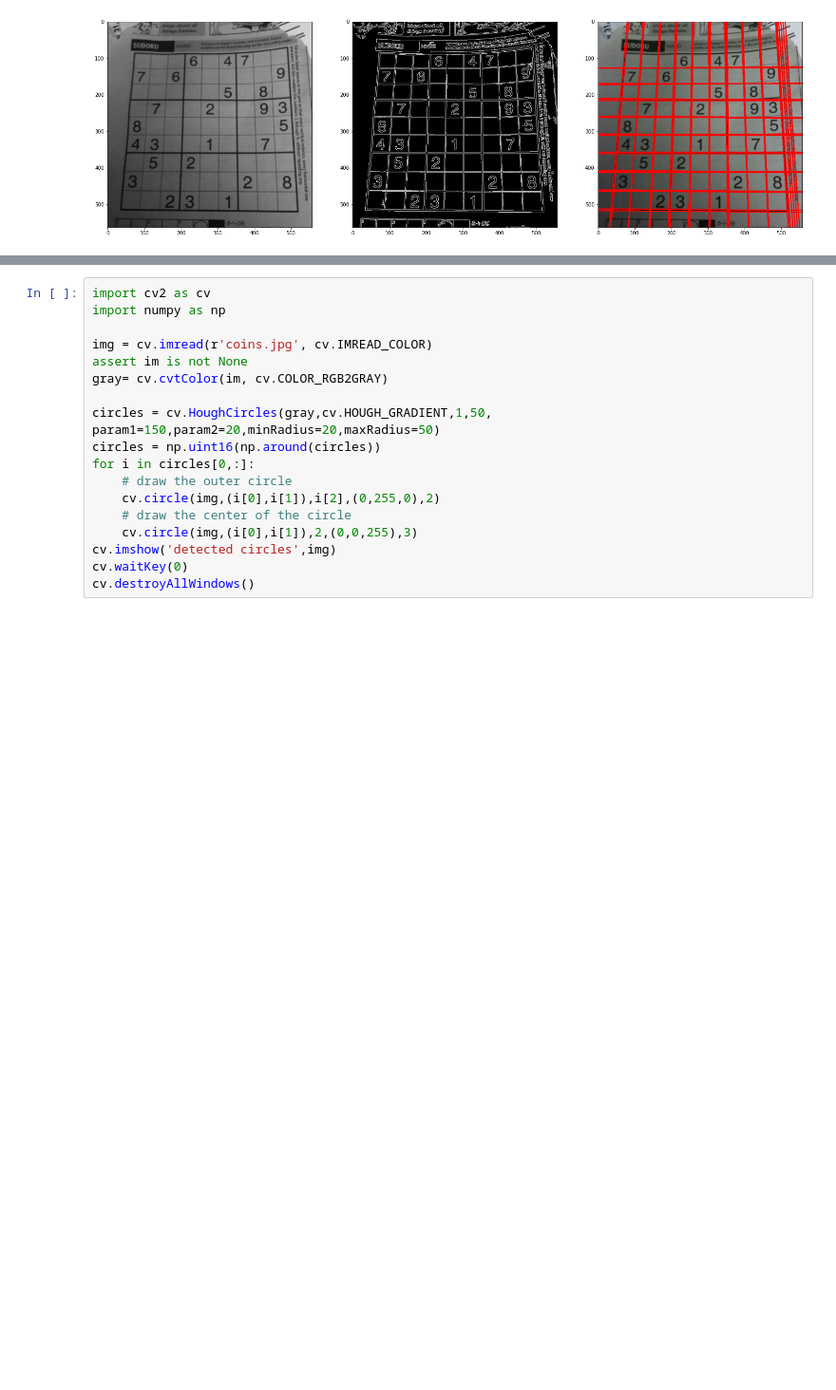
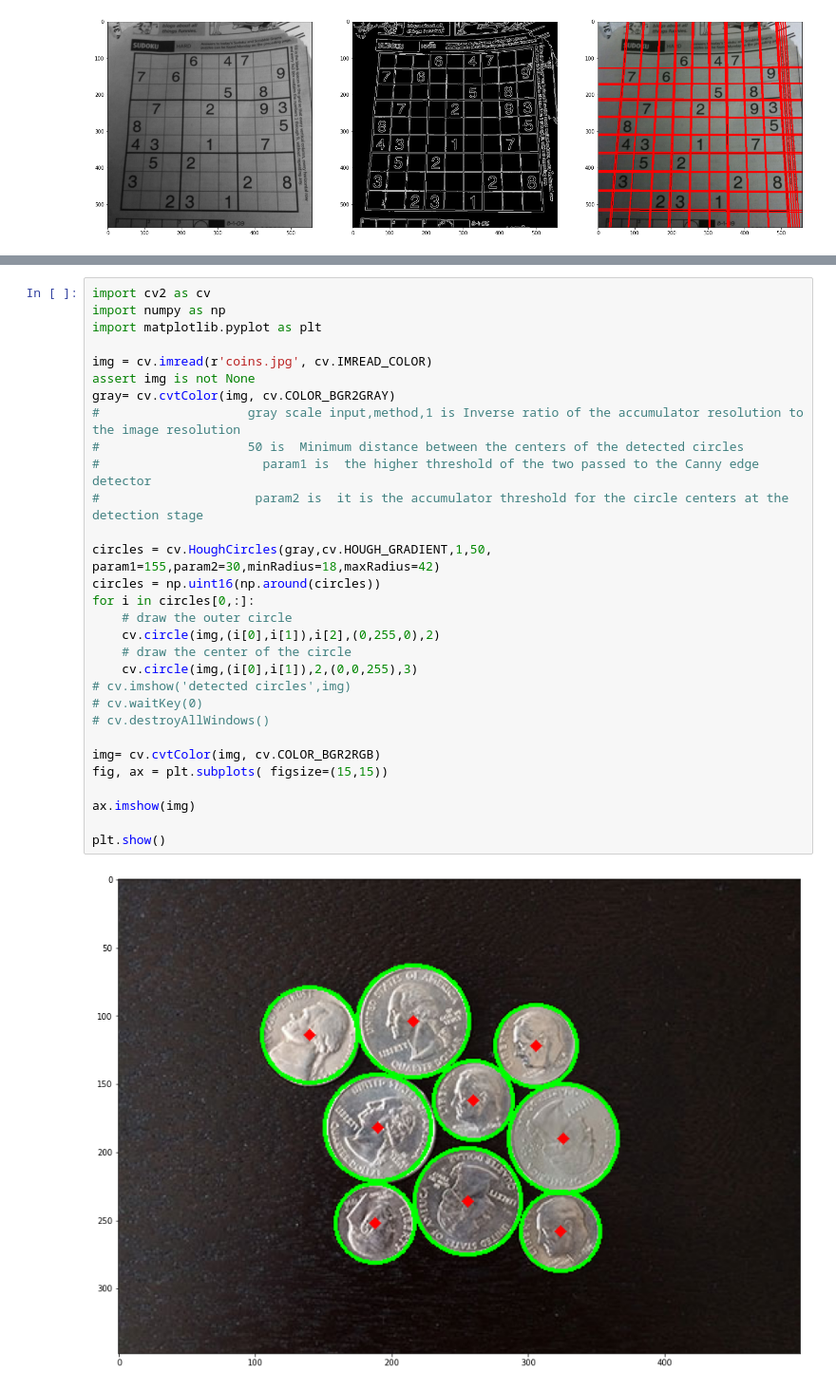
Before and after one commit to Thilanka1999/Computer-Vision-and-Image-Processing, a Jupyter notebook: inclass exercises/ex6/190691B.ipynb, the cells around one changed output, grey strips where cells are left out. Shown at 95% size. Drawn from its saved outputs; the diff is of its cells as text; blank space fills up the shorter version.

```diff
--- a/inclass exercises/ex6/190691B.ipynb
+++ b/inclass exercises/ex6/190691B.ipynb
@@ -48,18 +52,32 @@ plt.show()
 # %%
 import cv2 as cv
 import numpy as np
+import matplotlib.pyplot as plt
 
 img = cv.imread(r'coins.jpg', cv.IMREAD_COLOR)
-assert im is not None
-gray= cv.cvtColor(im, cv.COLOR_RGB2GRAY)
+assert img is not None
+gray= cv.cvtColor(img, cv.COLOR_BGR2GRAY)
+#                    gray scale input,method,1 is Inverse ratio of the accumulator resolution to the image resolution
+#                    50 is  Minimum distance between the centers of the detected circles
+#                      param1 is  the higher threshold of the two passed to the Canny edge detector
+#                     param2 is  it is the accumulator threshold for the circle centers at the detection stage
 
-circles = cv.HoughCircles(gray,cv.HOUGH_GRADIENT,1,50, param1=150,param2=20,minRadius=20,maxRadius=50)
+circles = cv.HoughCircles(gray,cv.HOUGH_GRADIENT,1,50, param1=155,param2=30,minRadius=18,maxRadius=42)
 circles = np.uint16(np.around(circles))
 for i in circles[0,:]:
     # draw the outer circle
     cv.circle(img,(i[0],i[1]),i[2],(0,255,0),2)
     # draw the center of the circle
     cv.circle(img,(i[0],i[1]),2,(0,0,255),3)
-cv.imshow('detected circles',img)
-cv.waitKey(0)
-cv.destroyAllWindows()
+# cv.imshow('detected circles',img)
+# cv.waitKey(0)
+# cv.destroyAllWindows()
+
+img= cv.cvtColor(img, cv.COLOR_BGR2RGB)
+fig, ax = plt.subplots( figsize=(15,15))
+
+ax.imshow(img)
+
+plt.show()
+# %% [output]
+[figure, added]
```
Also changed, not shown: parts of 9 cells of this notebook.
